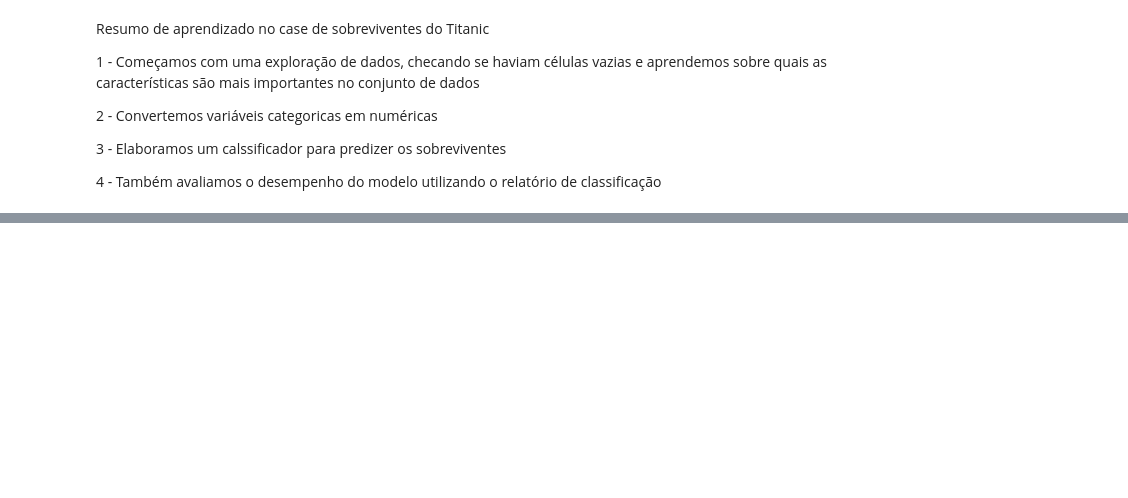
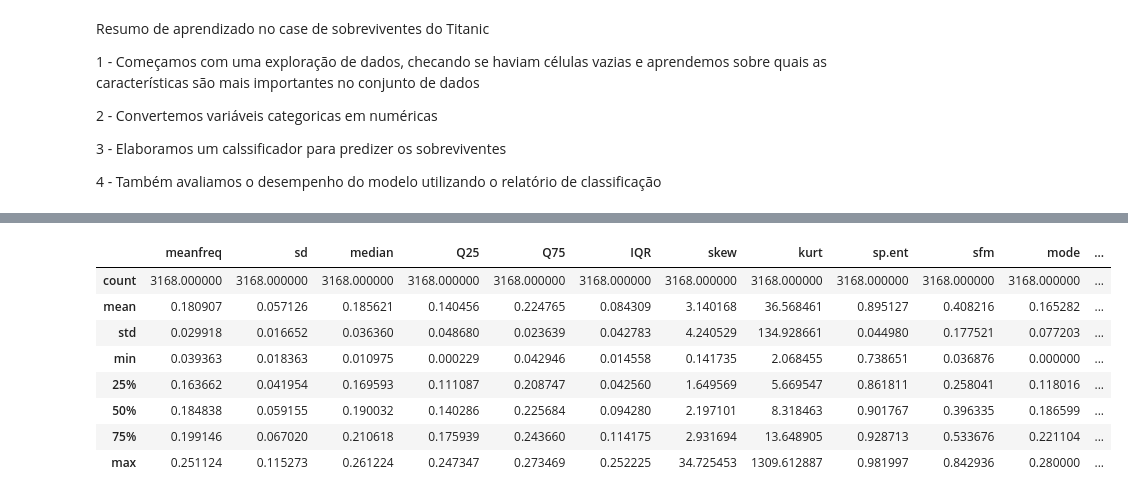
Before and after one commit to ramonfv/Machine-Learning, a Jupyter notebook: Machine_Learning_cap3.ipynb, the cells around one changed output, grey strips where cells are left out. Cells and saved outputs as stored; diff of their text form; code cells hidden in the pictures; blank space fills up the shorter version.

Commit message:
Voice classification

```diff
--- a/Machine_Learning_cap3.ipynb
+++ b/Machine_Learning_cap3.ipynb
@@ -1211,0 +1236,4 @@ Resumo de aprendizado no case de sobreviventes do Titanic
+# %%
+path = '/content/drive/MyDrive/Colab Notebooks/Simplilearn/Machine Learning/2789_RES_Demo_Datasets/Demo Datasets/Lesson 6/voice-classification.csv'
+dataFrame = pd.read_csv(path)
+dataFrame.head()
@@ -1211,0 +1270,12 @@ Resumo de aprendizado no case de sobreviventes do Titanic
+# %%
+dataFrame.describe()
+# %% [output]
+|  | meanfreq | sd | median | Q25 | Q75 | IQR | skew | kurt | sp.ent | sfm | mode | ... |
+| count | 3168.000000 | 3168.000000 | 3168.000000 | 3168.000000 | 3168.000000 | 3168.000000 | 3168.000000 | 3168.000000 | 3168.000000 | 3168.000000 | 3168.000000 | ... |
+| mean | 0.180907 | 0.057126 | 0.185621 | 0.140456 | 0.224765 | 0.084309 | 3.140168 | 36.568461 | 0.895127 | 0.408216 | 0.165282 | ... |
+| std | 0.029918 | 0.016652 | 0.036360 | 0.048680 | 0.023639 | 0.042783 | 4.240529 | 134.928661 | 0.044980 | 0.177521 | 0.077203 | ... |
+| min | 0.039363 | 0.018363 | 0.010975 | 0.000229 | 0.042946 | 0.014558 | 0.141735 | 2.068455 | 0.738651 | 0.036876 | 0.000000 | ... |
+| 25% | 0.163662 | 0.041954 | 0.169593 | 0.111087 | 0.208747 | 0.042560 | 1.649569 | 5.669547 | 0.861811 | 0.258041 | 0.118016 | ... |
+| 50% | 0.184838 | 0.059155 | 0.190032 | 0.140286 | 0.225684 | 0.094280 | 2.197101 | 8.318463 | 0.901767 | 0.396335 | 0.186599 | ... |
+| 75% | 0.199146 | 0.067020 | 0.210618 | 0.175939 | 0.243660 | 0.114175 | 2.931694 | 13.648905 | 0.928713 | 0.533676 | 0.221104 | ... |
+| max | 0.251124 | 0.115273 | 0.261224 | 0.247347 | 0.273469 | 0.252225 | 34.725453 | 1309.612887 | 0.981997 | 0.842936 | 0.280000 | ... |
```
Also changed, not shown: parts of 21 cells of this notebook.
